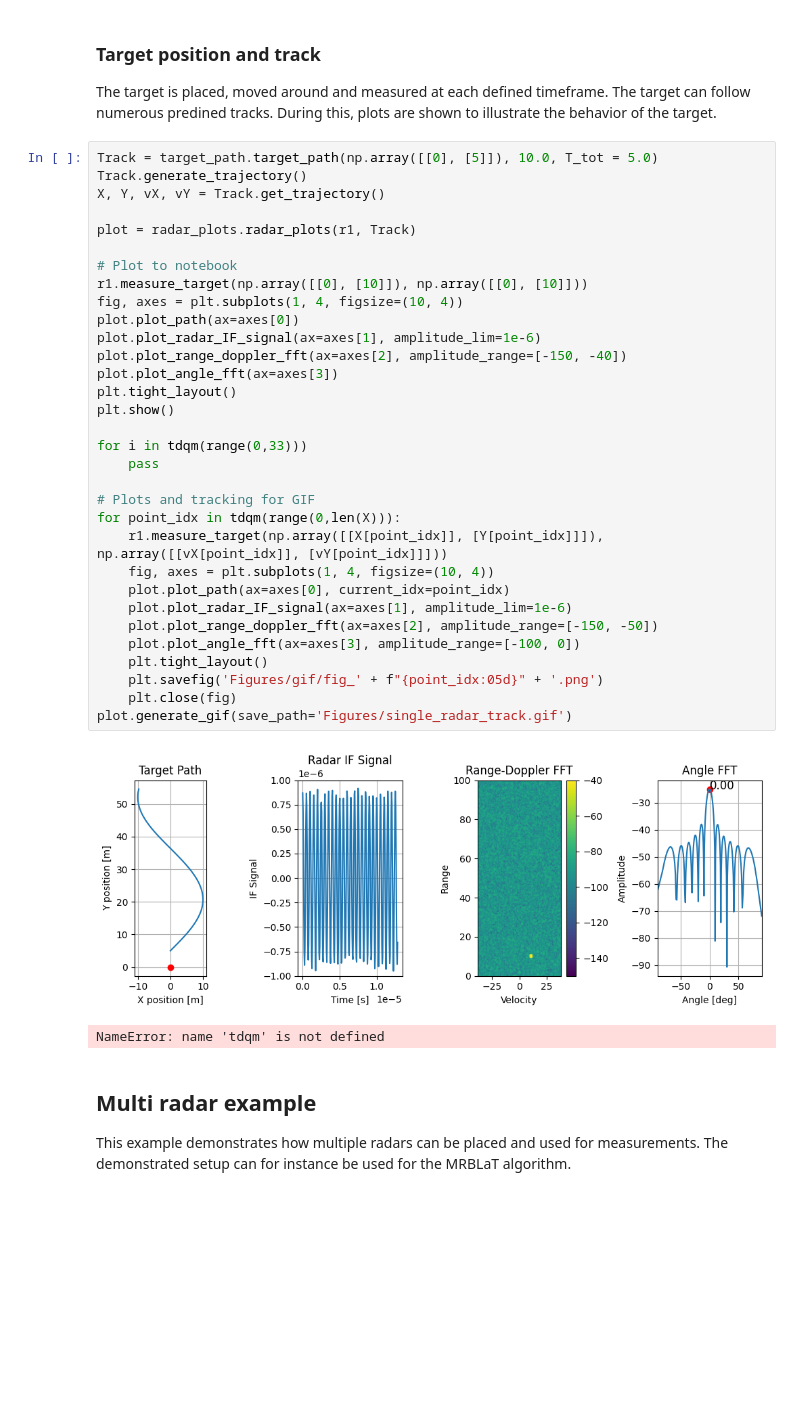
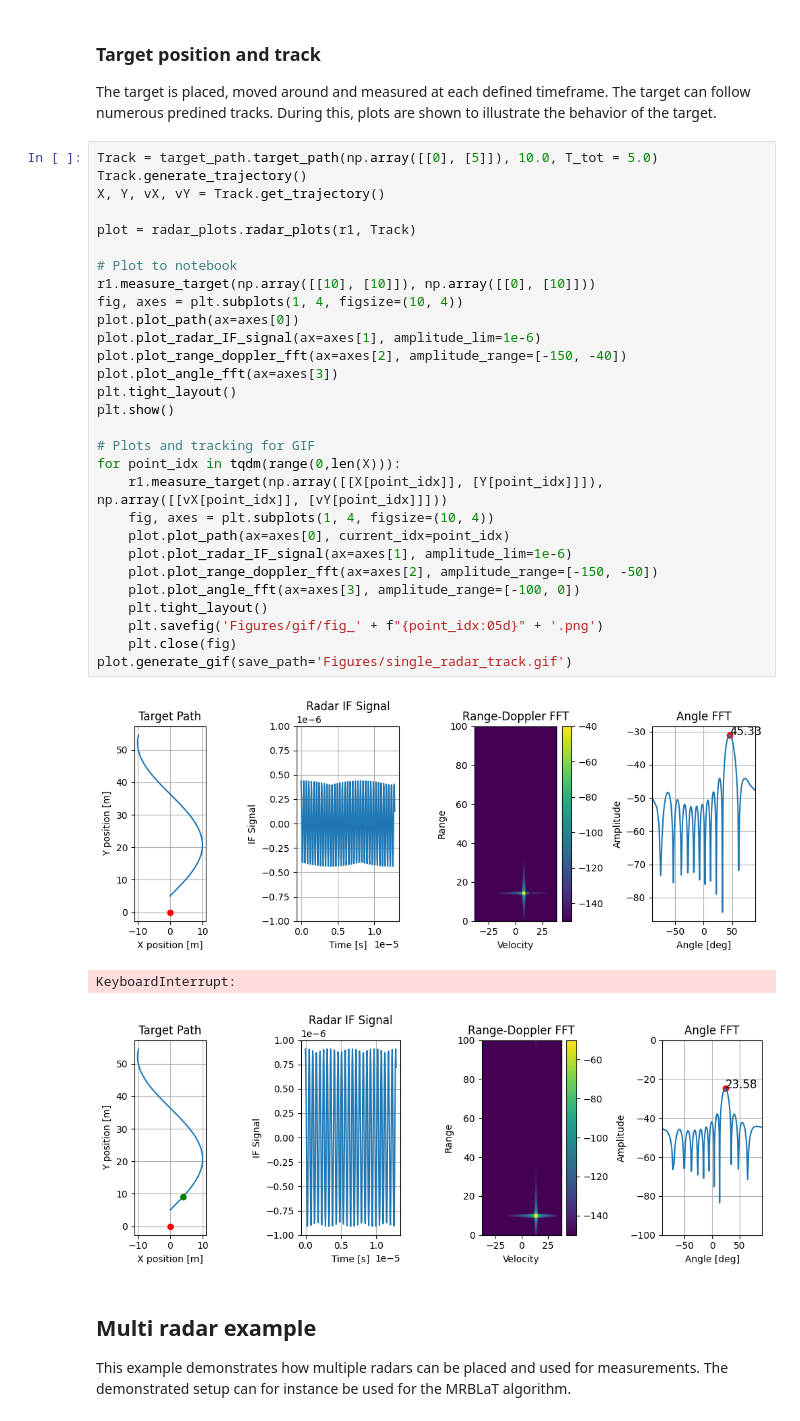
Before and after one commit to RHIMMELAND/MMARS, a Jupyter notebook: code_example.ipynb, the cells around one changed output. Drawn from its saved outputs; the diff is of its cells as text; blank space fills up the shorter version.

```diff
--- a/code_example.ipynb
+++ b/code_example.ipynb
@@ -36,38 +36,36 @@ The target is placed, moved around and measured at each defined timeframe. The t
 # %%
 Track = target_path.target_path(np.array([[0], [5]]), 10.0, T_tot = 5.0)
 Track.generate_trajectory()
 X, Y, vX, vY = Track.get_trajectory()
 
 plot = radar_plots.radar_plots(r1, Track)
 
 # Plot to notebook
-r1.measure_target(np.array([[0], [10]]), np.array([[0], [10]]))
+r1.measure_target(np.array([[10], [10]]), np.array([[0], [10]]))
 fig, axes = plt.subplots(1, 4, figsize=(10, 4))
 plot.plot_path(ax=axes[0])
 plot.plot_radar_IF_signal(ax=axes[1], amplitude_lim=1e-6)
 plot.plot_range_doppler_fft(ax=axes[2], amplitude_range=[-150, -40])
 plot.plot_angle_fft(ax=axes[3])
 plt.tight_layout()
 plt.show()
 
-for i in tdqm(range(0,33)))
-    pass
-
 # Plots and tracking for GIF
-for point_idx in tdqm(range(0,len(X))):
+for point_idx in tqdm(range(0,len(X))):
     r1.measure_target(np.array([[X[point_idx]], [Y[point_idx]]]), np.array([[vX[point_idx]], [vY[point_idx]]]))
     fig, axes = plt.subplots(1, 4, figsize=(10, 4))
     plot.plot_path(ax=axes[0], current_idx=point_idx)
     plot.plot_radar_IF_signal(ax=axes[1], amplitude_lim=1e-6)
     plot.plot_range_doppler_fft(ax=axes[2], amplitude_range=[-150, -50])
     plot.plot_angle_fft(ax=axes[3], amplitude_range=[-100, 0])
     plt.tight_layout()
     plt.savefig('Figures/gif/fig_' + f"{point_idx:05d}" + '.png')
     plt.close(fig)
 plot.generate_gif(save_path='Figures/single_radar_track.gif')
 # %% [output]
-[figure, old version]
+[figure, new version]
-NameError: name 'tdqm' is not defined
+KeyboardInterrupt:
+[figure, added]
 # %% [markdown]
 ## Multi radar example
 
```
Also changed, not shown: parts of 2 cells of this notebook, 1 other file.
